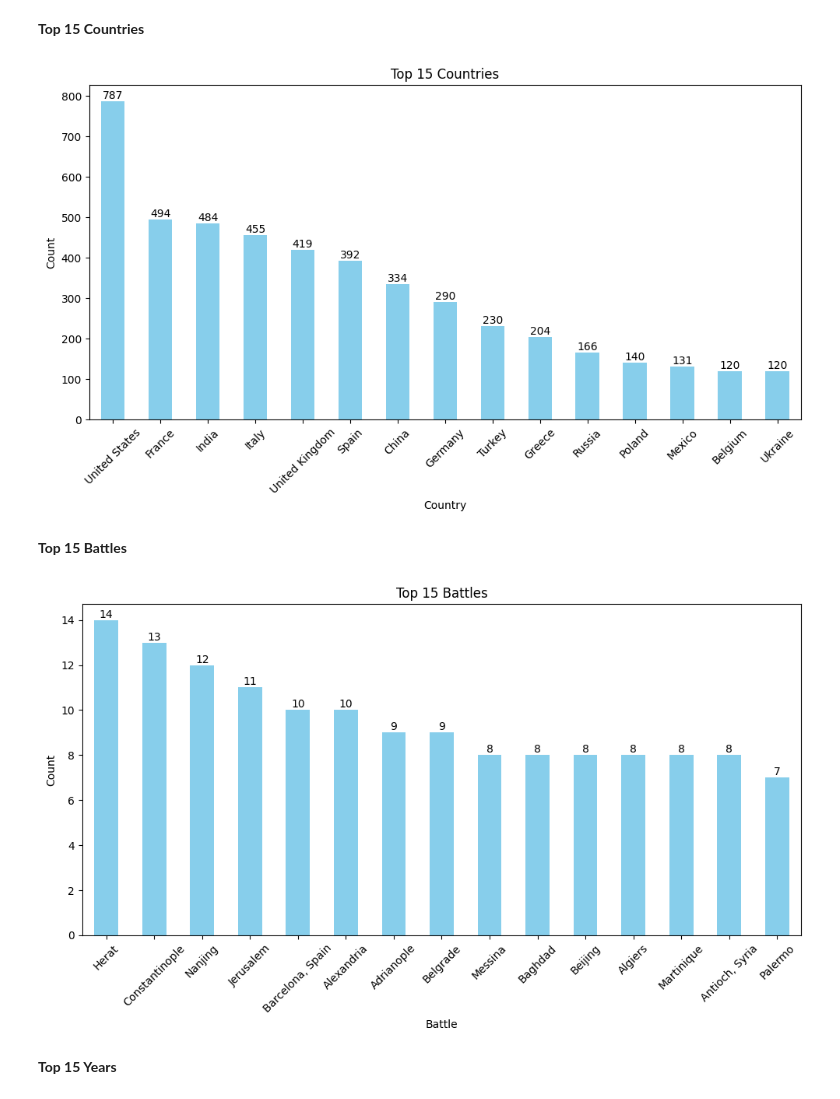
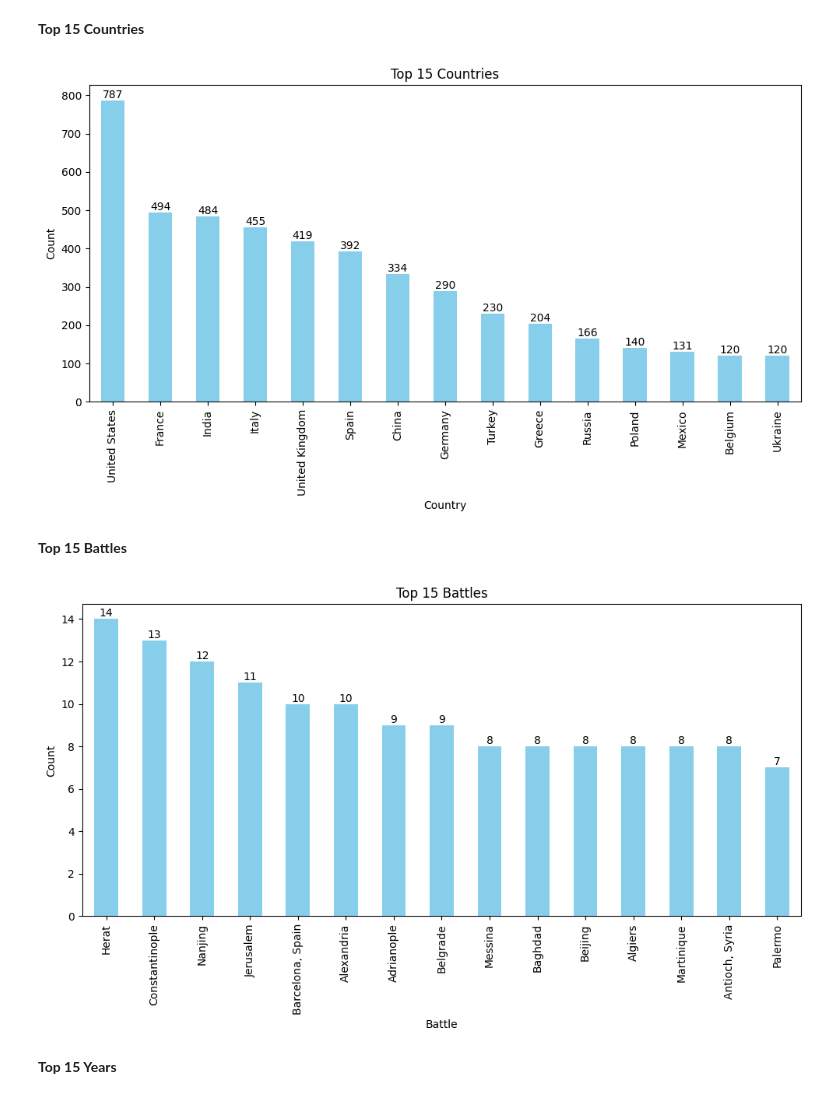
Before and after one commit to JoaoPadrao/PRI-Project, a Jupyter notebook: Statistics.ipynb, the cells around one changed output. Saved outputs shown, nothing was run; the diff lists cells and outputs as text; code cells hidden in the pictures.

```diff
--- a/Statistics.ipynb
+++ b/Statistics.ipynb
@@ -37,17 +37,17 @@ Series([], Name: ID, dtype: object)
 # %%
 top_15_countries = df['Country'].value_counts().head(15)
 plt.figure(figsize=(10, 6))
 top_15_countries.plot(kind='bar', color='skyblue')
 plt.title('Top 15 Countries')
 plt.xlabel('Country')
 plt.ylabel('Count')
-plt.xticks(rotation=45)
+plt.xticks(rotation=90)
 plt.tight_layout()
 
 for i, count in enumerate(top_15_countries):
     plt.text(i, count, str(count), ha='center', va='bottom')
 # %% [output]
-[figure, old version]
+[figure, new version]
 # %% [markdown]
 **Top 15 Battles**
 # %%
@@ -57,13 +57,13 @@ top_15_battles.plot(kind='bar', color='skyblue')
 plt.title('Top 15 Battles')
 plt.xlabel('Battle')
 plt.ylabel('Count')
-plt.xticks(rotation=45)
+plt.xticks(rotation=90)
 plt.tight_layout()
 
 for i, count in enumerate(top_15_battles):
     plt.text(i, count, str(count), ha='center', va='bottom')
 # %% [output]
-[figure, old version]
+[figure, new version]
 # %% [markdown]
 **Top 15 Years**
 # %%
```
